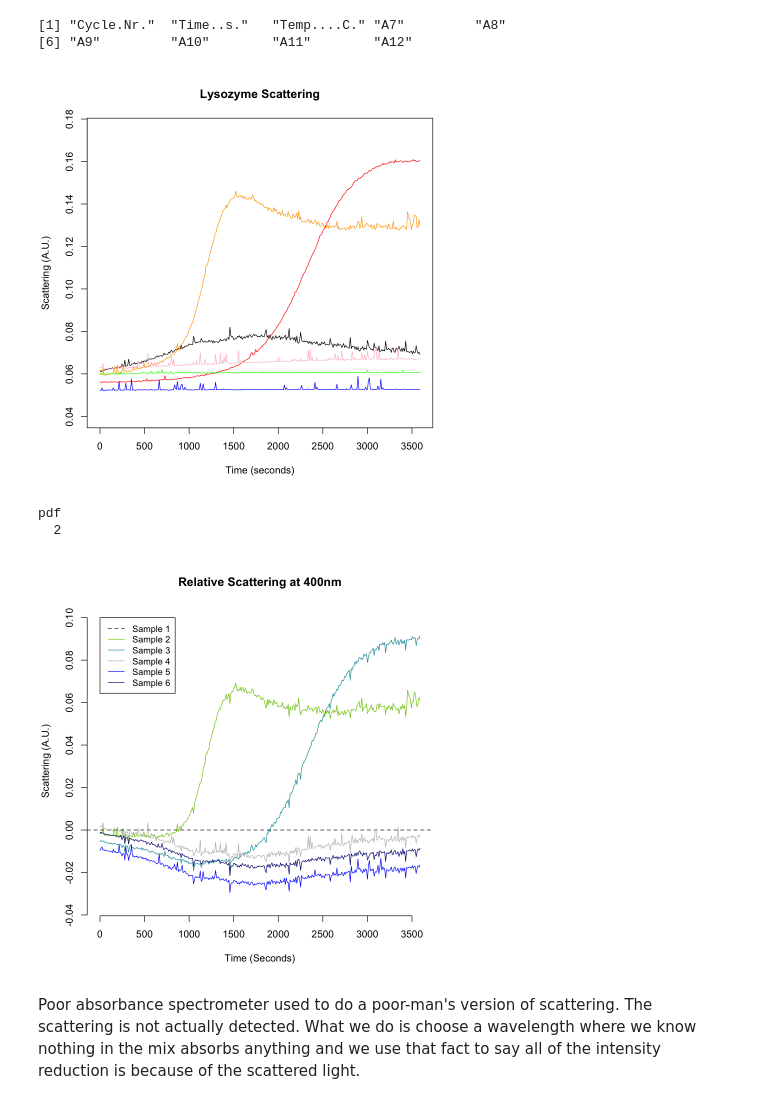
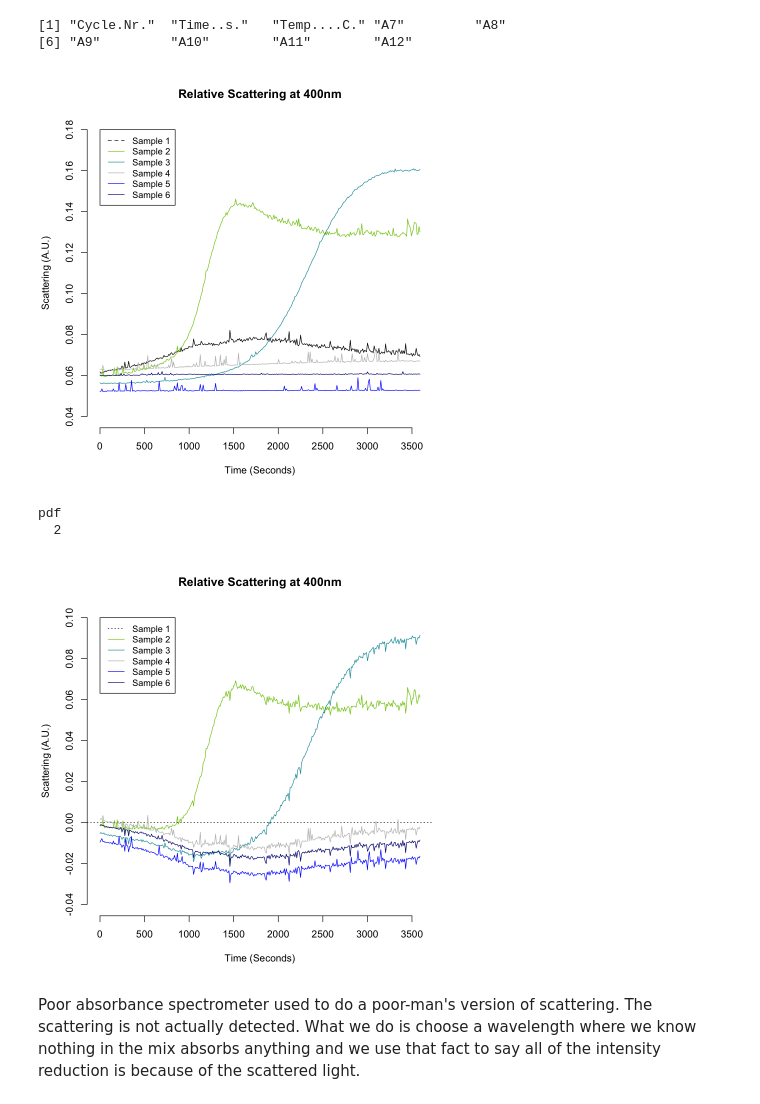
Before and after one commit to zrthxn/molbiolab, a Jupyter notebook: aggregation.ipynb, the cells around one changed output. Drawn from its saved outputs; the diff is of its cells as text; code cells hidden in the pictures.

Commit message:
Update figures

```diff
--- a/aggregation.ipynb
+++ b/aggregation.ipynb
@@ -10,30 +10,48 @@ colnames(data)
 # %%
 plot(x = data$Time..s., y = data$A7, col="black",
      type = "l",
-     ylim = c(0.04,0.175),
-     xlab="Time (seconds)", ylab="Scattering (A.U.)",
-     main="Lysozyme Scattering")
-lines(x = data$Time..s., y = data$A8, col="orange")
-lines(x = data$Time..s., y = data$A9, col="red")
-lines(x = data$Time..s., y = data$A10, col="pink")
+     ylim = c(0.04,0.18),
+     xlab="Time (Seconds)", ylab="Scattering (A.U.)",
+     main="Relative Scattering at 400nm", frame=FALSE)
+lines(x = data$Time..s., y = data$A8, col="#7fc809")
+lines(x = data$Time..s., y = data$A9, col="#169ba8")
+lines(x = data$Time..s., y = data$A10, col="gray")
 lines(x = data$Time..s., y = data$A11, col="blue")
-lines(x = data$Time..s., y = data$A12, col="green")
+lines(x = data$Time..s., y = data$A12, col="navy")
+
+legend(0, 0.18, lty=c(2,1,1,1,1,1), cex=0.9,
+       legend=c(
+           "Sample 1",
+           "Sample 2",
+           "Sample 3",
+           "Sample 4",
+           "Sample 5",
+           "Sample 6"
+        ),
+       col=c(
+        "black",
+        "#7fc809",
+        "#169ba8",
+        "gray",
+        "blue",
+        "navy"
+       ))
 # %% [output]
-[figure, old version]
+[figure, new version]
 # %%
 plot(x = data$Time..s., y = data$A8 - data$A7, col="#7fc809",
      type = "l",
-     ylim = c(-0.035,0.1),
+     ylim = c(-0.04,0.1),
      xlab="Time (Seconds)", ylab="Scattering (A.U.)",
      main="Relative Scattering at 400nm", frame=FALSE)
 lines(x = data$Time..s., y = data$A9 - data$A7, col="#169ba8")
-abline(h=0, lty=2)
+abline(h=0, lty=3)
 # ---
 lines(x = data$Time..s., y = data$A10 - data$A7, col="gray")
 lines(x = data$Time..s., y = data$A11 - data$A7, col="blue")
 lines(x = data$Time..s., y = data$A12 - data$A7, col="navy")
 
-legend(0, 0.1, lty=c(2,1,1,1,1,1), cex=0.9,
+legend(0, 0.1, lty=c(3,1,1,1,1,1), cex=0.9,
        legend=c(
            "Sample 1",
            "Sample 2",
@@ -50,11 +68,11 @@ legend(0, 0.1, lty=c(2,1,1,1,1,1), cex=0.9,
         "blue",
         "navy"
        ))
-dev.print(png, 'resources/aggregation_main.png', width=700, height=700)
+dev.print(png, 'resources/aggregation_main.png', width=800, height=800)
 # %% [output]
 pdf
   2
-[figure, old version]
+[figure, new version]
 # %% [markdown]
 Poor absorbance spectrometer used to do a poor-man's version of scattering. The scattering is not actually detected.
 What we do is choose a wavelength where we know nothing in the mix absorbs anything and we use that fact to say all of the intensity reduction is
```
Also changed, not shown: 15 other files.
